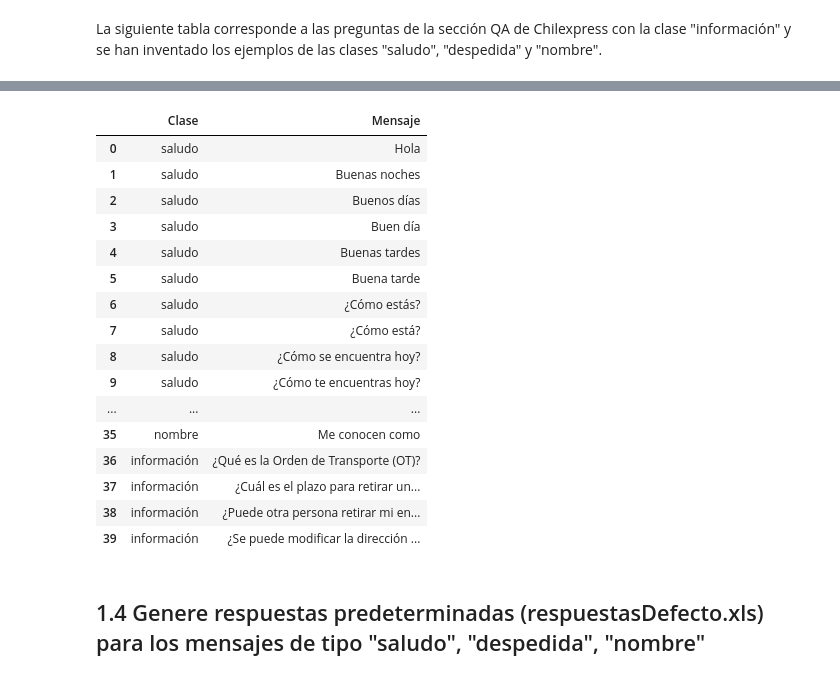
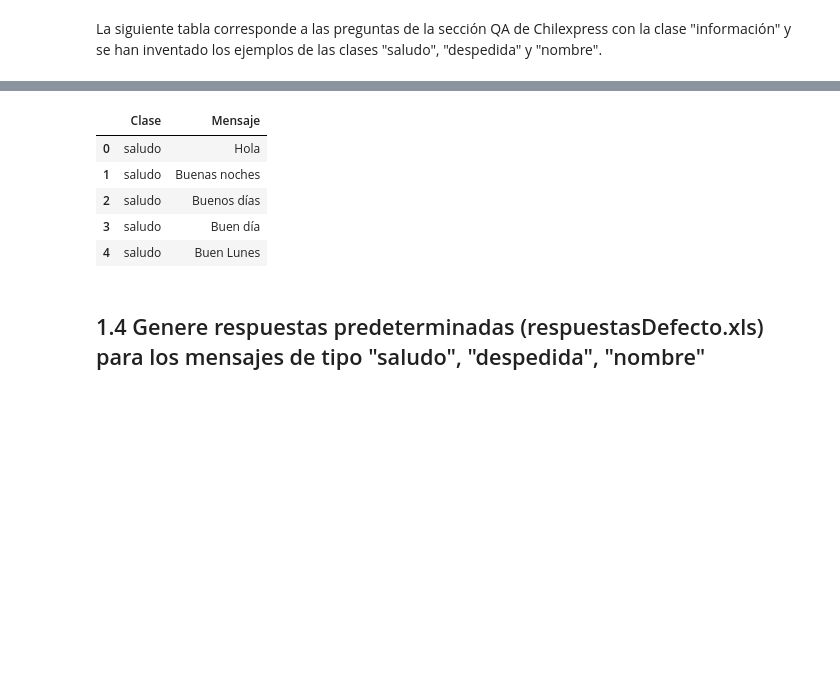
Before and after one commit to alvaro-neira/nlp-homework2, a Jupyter notebook: main.ipynb, the cells around one changed output, grey strips where cells are left out. Drawn from its saved outputs; the diff is of its cells as text; code cells hidden in the pictures; blank space fills up the shorter version.

```diff
--- a/main.ipynb
+++ b/main.ipynb
@@ -95,24 +84,13 @@ Saving to: ‘/content/tiposmensajes.csv’
 # %%
 messages = pd.read_csv('/content/tiposmensajes.csv', sep=';')
-messages.head(40)
+messages.head()
 # %% [output]
 |  | Clase | Mensaje |
 | 0 | saludo | Hola |
 | 1 | saludo | Buenas noches |
 | 2 | saludo | Buenos días |
 | 3 | saludo | Buen día |
-| 4 | saludo | Buenas tardes |
-| 5 | saludo | Buena tarde |
-| 6 | saludo | ¿Cómo estás? |
-| 7 | saludo | ¿Cómo está? |
-| 8 | saludo | ¿Cómo se encuentra hoy? |
-| 9 | saludo | ¿Cómo te encuentras hoy? |
-| ... | ... | ... |
-| 35 | nombre | Me conocen como |
-| 36 | información | ¿Qué es la Orden de Transporte (OT)? |
-| 37 | información | ¿Cuál es el plazo para retirar un... |
-| 38 | información | ¿Puede otra persona retirar mi en... |
-| 39 | información | ¿Se puede modificar la dirección ... |
+| 4 | saludo | Buen Lunes |
 # %% [markdown]
 ## 1.4 Genere respuestas predeterminadas (respuestasDefecto.xls) para los mensajes de tipo "saludo", "despedida", "nombre"
 # %% [markdown]
```
Also changed, not shown: parts of 27 cells of this notebook, 4 other files.
